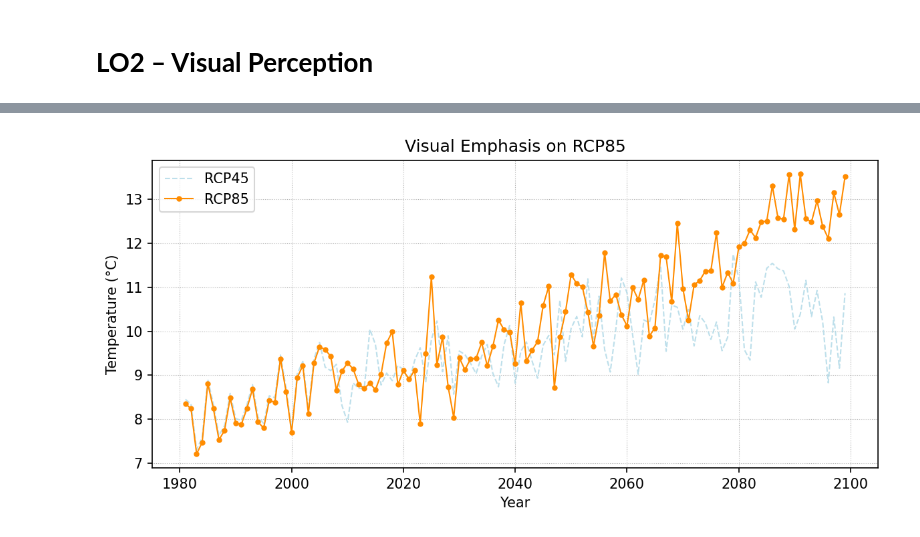
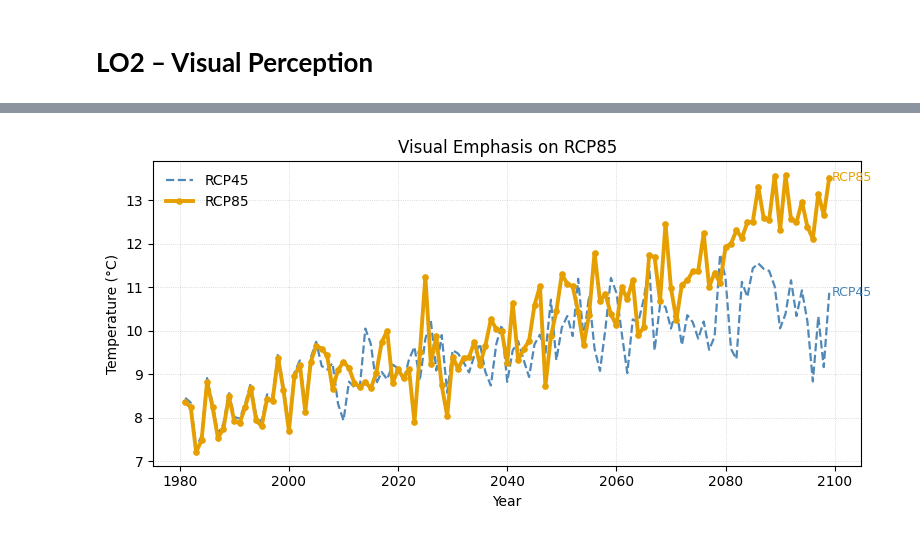
Before and after one commit to rodrigourech/gdv, a Jupyter notebook: notebooks/LO2_Visual_Perception.ipynb, the cells around one changed output, grey strips where cells are left out. Saved outputs shown, nothing was run; the diff lists cells and outputs as text; code cells hidden in the pictures.

```diff
--- a/notebooks/LO2_Visual_Perception.ipynb
+++ b/notebooks/LO2_Visual_Perception.ipynb
@@ -26,35 +26,88 @@ stations = ["Zürich", "Lugano", "Davos"]
 tas_s = tas[tas["station"].isin(stations)].copy()
 tas85_zurich = tas[(tas["station"] == "Zürich") & (tas["scenario"] == "RCP85")].copy()
 # %%
+# ==============================
 # Prepare annual data
+# ==============================
 ann = tas.groupby(["scenario", "year"], as_index=False)["value"].mean()
 ann = ann.rename(columns={"value": "tas_ann_mean"})
 
-# --- Plot A1: Neutral line chart ---
+# ==============================
+# Plot A1: Neutral line chart (gleiches Gewicht, accessible)
+# ==============================
+import matplotlib.pyplot as plt
+
 fig, ax = plt.subplots(figsize=(8, 4))
+
+# farbsehschwächen-taugliche, kontrastreiche Farben (Okabe–Ito)
+colors_neutral = {"RCP45": "#0072B2",  # kräftiges Blau
+                  "RCP85": "#E69F00"}  # kräftiges Orange
+
 for scen in ["RCP45", "RCP85"]:
     data = ann[ann["scenario"] == scen]
-    ax.plot(data["year"], data["tas_ann_mean"], label=scen, linewidth=1.5)
+    ax.plot(
+        data["year"], data["tas_ann_mean"],
+        label=scen,
+        color=colors_neutral[scen],
+        linestyle="-",
+        linewidth=2.0,
+        alpha=1.0,
+        zorder=2
+    )
+
 ax.set_title("Annual Mean Temperature")
 ax.set_xlabel("Year")
 ax.set_ylabel("Temperature (°C)")
-ax.legend()
+ax.grid(True, linestyle=":", linewidth=0.6, alpha=0.6)
+ax.legend(frameon=False, loc="upper left")
 fig.tight_layout()
 plt.show()
 
-# --- Plot A2: Visual emphasis on RCP85 ---
+# ==============================
+# Plot A2: Visual emphasis on RCP85 (figure–ground)
+# ==============================
 fig, ax = plt.subplots(figsize=(8, 4))
-for scen in ["RCP45", "RCP85"]:
-    data = ann[ann["scenario"] == scen]
-    if scen == "RCP85":
-        ax.plot(data["year"], data["tas_ann_mean"], label="RCP85", color="darkorange", linewidth=1.0, marker=".")
-    else:
-        ax.plot(data["year"], data["tas_ann_mean"], label="RCP45", color="lightblue", linestyle="--", linewidth=1, alpha=0.8)
+
+# De-emphasis: RCP4.5 in steelblue, gestrichelt, dünner
+data45 = ann[ann["scenario"] == "RCP45"]
+ax.plot(
+    data45["year"], data45["tas_ann_mean"],
+    label="RCP45",
+    color="steelblue",          # dezent, aber gut lesbar (nicht "lightblue")
+    linestyle="--",
+    linewidth=1.6,
+    alpha=0.95,
+    marker=None,
+    zorder=1
+)
+
+# Emphasis: RCP8.5 in dunklem Orange, dicker + Kreis-Marker
+data85 = ann[ann["scenario"] == "RCP85"]
+ax.plot(
+    data85["year"], data85["tas_ann_mean"],
+    label="RCP85",
+    color="#E69F00",            # dunkles Orange (Okabe–Ito)
+    linestyle="-",
+    linewidth=2.8,
+    alpha=1.0,
+    marker="o",
+    markersize=3.8,
+    zorder=3
+)
+
+# Endlabels (redundant zur Legende, steigert Lesbarkeit)
+for scen, df_s, col in [("RCP45", data45, "steelblue"), ("RCP85", data85, "#E69F00")]:
+    x, y = df_s["year"].iloc[-1], df_s["tas_ann_mean"].iloc[-1]
+    ax.text(x + 0.5, y, scen, color=col, va="center", fontsize=9)
+
 ax.set_title("Visual Emphasis on RCP85")
 ax.set_xlabel("Year")
 ax.set_ylabel("Temperature (°C)")
-ax.grid(True, linestyle=":", linewidth=0.5)
-ax.legend()
+ax.grid(True, linestyle=":", linewidth=0.6, alpha=0.6)
+
+# Legende kann bleiben (oder ausblenden, wenn Endlabels genügen)
+ax.legend(frameon=False, loc="upper left")
+
 fig.tight_layout()
 plt.show()
 # %% [output]
@@ -62 +115 @@ plt.show()
-[figure, old version]
+[figure, new version]
```
Also changed, not shown: parts of 5 cells of this notebook.
